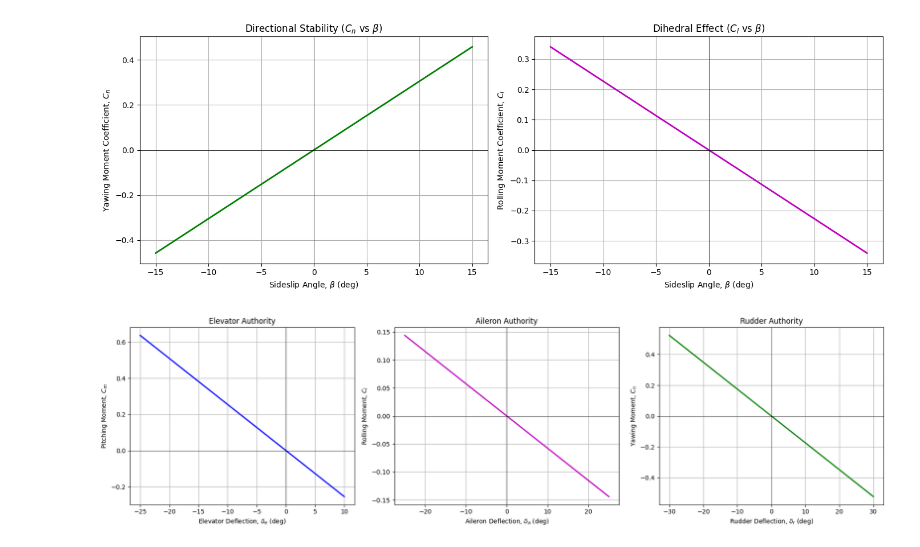
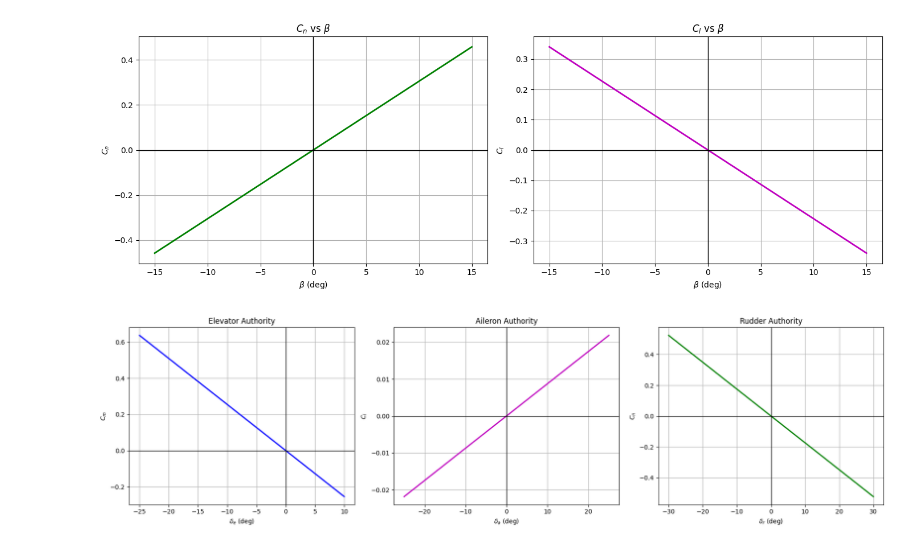
Before and after one commit to Vinicius-Takano/6DoF_Aircraft_Simulator, a Jupyter notebook: dynamic_behavior.ipynb, the cells around one changed output. Drawn from its saved outputs; the diff is of its cells as text; code cells hidden in the pictures.

```diff
--- a/dynamic_behavior.ipynb
+++ b/dynamic_behavior.ipynb
@@ -73,20 +78,19 @@ plt.show()
 # %%
-# Sweep elevator deflections to see trim points (Cm = 0)
-elevators_deg = [10, 0, -8.25, -10, -20]
+# Sweep elevator deflections from trim points
+elevators_deg = [10, 0, -10, -20]
 
 fig, ax = plt.subplots(figsize=(8, 6))
 
 for de in elevators_deg:
     de_rad = np.radians(de)
-    # Calculate Cm
     Cm = Cm_0 + Cm_alpha * alpha_rad + Cm_delta_e * de_rad
     ax.plot(alpha_deg, Cm, label=f'$\\delta_e$ = {de}$^\\circ$')
 
-ax.set_title('Longitudinal Stability ($C_m$ vs $\\alpha$)')
-ax.set_xlabel('Angle of Attack, $\\alpha$ (deg)')
-ax.set_ylabel('Pitching Moment Coefficient, $C_m$')
-ax.axhline(0, color='black', linewidth=1.5, linestyle='--')
-ax.axvline(0, color='black', linewidth=0.5)
+ax.set_title('$C_m$ vs $\\alpha$')
+ax.set_xlabel('$\\alpha$ (deg)')
+ax.set_ylabel('$C_m$')
+ax.axhline(0, color='black', linewidth=1)
+ax.axvline(0, color='black', linewidth=1)
 ax.grid(True)
 ax.legend()
 
@@ -96,77 +100,72 @@ plt.show()
 # %%
-# Generate arrays for Sideslip (beta) from -15 to 15 degrees
 beta_deg = np.linspace(-15, 15, 100)
 beta_rad = np.radians(beta_deg)
 
-# Calculate Cn and Cl (clean configuration, no control deflection)
 Cn = Cn_beta * beta_rad
-Cl = Cl_beta * beta_rad
+Cl = Cr_beta * beta_rad
 
 fig, axs = plt.subplots(1, 2, figsize=(14, 5))
 
-# Plot 1: Weathercock Stability (Cn vs Beta)
+# Plot 1: Cn vs Beta
 axs[0].plot(beta_deg, Cn, 'g-', linewidth=2)
-axs[0].set_title('Directional Stability ($C_n$ vs $\\beta$)')
-axs[0].set_xlabel('Sideslip Angle, $\\beta$ (deg)')
-axs[0].set_ylabel('Yawing Moment Coefficient, $C_n$')
-axs[0].axhline(0, color='black', linewidth=0.5)
-axs[0].axvline(0, color='black', linewidth=0.5)
+axs[0].set_title('$C_n$ vs $\\beta$')
+axs[0].set_xlabel('$\\beta$ (deg)')
+axs[0].set_ylabel('$C_n$')
+axs[0].axhline(0, color='black', linewidth=1)
+axs[0].axvline(0, color='black', linewidth=1)
 axs[0].grid(True)
-# Note: A positive slope (Cn_beta > 0) means the aircraft is directionally stable.
 
-# Plot 2: Dihedral Effect (Cl vs Beta)
+# Plot 2: Cl vs Beta
 axs[1].plot(beta_deg, Cl, 'm-', linewidth=2)
-axs[1].set_title('Dihedral Effect ($C_l$ vs $\\beta$)')
-axs[1].set_xlabel('Sideslip Angle, $\\beta$ (deg)')
-axs[1].set_ylabel('Rolling Moment Coefficient, $C_l$')
-axs[1].axhline(0, color='black', linewidth=0.5)
-axs[1].axvline(0, color='black', linewidth=0.5)
+axs[1].set_title('$C_l$ vs $\\beta$')
+axs[1].set_xlabel('$\\beta$ (deg)')
+axs[1].set_ylabel('$C_l$')
+axs[1].axhline(0, color='black', linewidth=1)
+axs[1].axvline(0, color='black', linewidth=1)
 axs[1].grid(True)
-# Note: A negative slope (Cl_beta < 0) means the aircraft is laterally stable.
 
 plt.tight_layout()
 plt.show()
 # %% [output]
-[figure, old version]
+[figure, new version]
 # %%
-# Sweep control surface deflections from their min to max limits
 de_sweep = np.linspace(lim_de[0], lim_de[1], 100)
 da_sweep = np.linspace(lim_da[0], lim_da[1], 100)
 dr_sweep = np.linspace(lim_dr[0], lim_dr[1], 100)
 
+Cl_auth = Cr_delta_a * np.radians(da_sweep)
 Cm_auth = Cm_delta_e * np.radians(de_sweep)
-Cl_auth = Cl_delta_a * np.radians(da_sweep)
 Cn_auth = Cn_delta_r * np.radians(dr_sweep)
 
 fig, axs = plt.subplots(1, 3, figsize=(18, 5))
 
 # Elevator Authority
 axs[0].plot(de_sweep, Cm_auth, 'b-', linewidth=2)
 axs[0].set_title('Elevator Authority')
-axs[0].set_xlabel('Elevator Deflection, $\\delta_e$ (deg)')
-axs[0].set_ylabel('Pitching Moment, $C_m$')
+axs[0].set_xlabel('$\\delta_e$ (deg)')
+axs[0].set_ylabel('$C_m$')
 axs[0].grid(True)
 
 # Aileron Authority
 axs[1].plot(da_sweep, Cl_auth, 'm-', linewidth=2)
 axs[1].set_title('Aileron Authority')
-axs[1].set_xlabel('Aileron Deflection, $\\delta_a$ (deg)')
-axs[1].set_ylabel('Rolling Moment, $C_l$')
+axs[1].set_xlabel('$\\delta_a$ (deg)')
+axs[1].set_ylabel('$C_l$')
 axs[1].grid(True)
 
 # Rudder Authority
 axs[2].plot(dr_sweep, Cn_auth, 'g-', linewidth=2)
 axs[2].set_title('Rudder Authority')
-axs[2].set_xlabel('Rudder Deflection, $\\delta_r$ (deg)')
-axs[2].set_ylabel('Yawing Moment, $C_n$')
+axs[2].set_xlabel('$\\delta_r$ (deg)')
+axs[2].set_ylabel('$C_n$')
 axs[2].grid(True)
 
 for ax in axs:
-    ax.axhline(0, color='black', linewidth=0.5)
-    ax.axvline(0, color='black', linewidth=0.5)
+    ax.axhline(0, color='black', linewidth=1)
+    ax.axvline(0, color='black', linewidth=1)
 
 plt.tight_layout()
 plt.show()
 # %% [output]
-[figure, old version]
+[figure, new version]
 # %%
```
Also changed, not shown: parts of 4 cells of this notebook.
